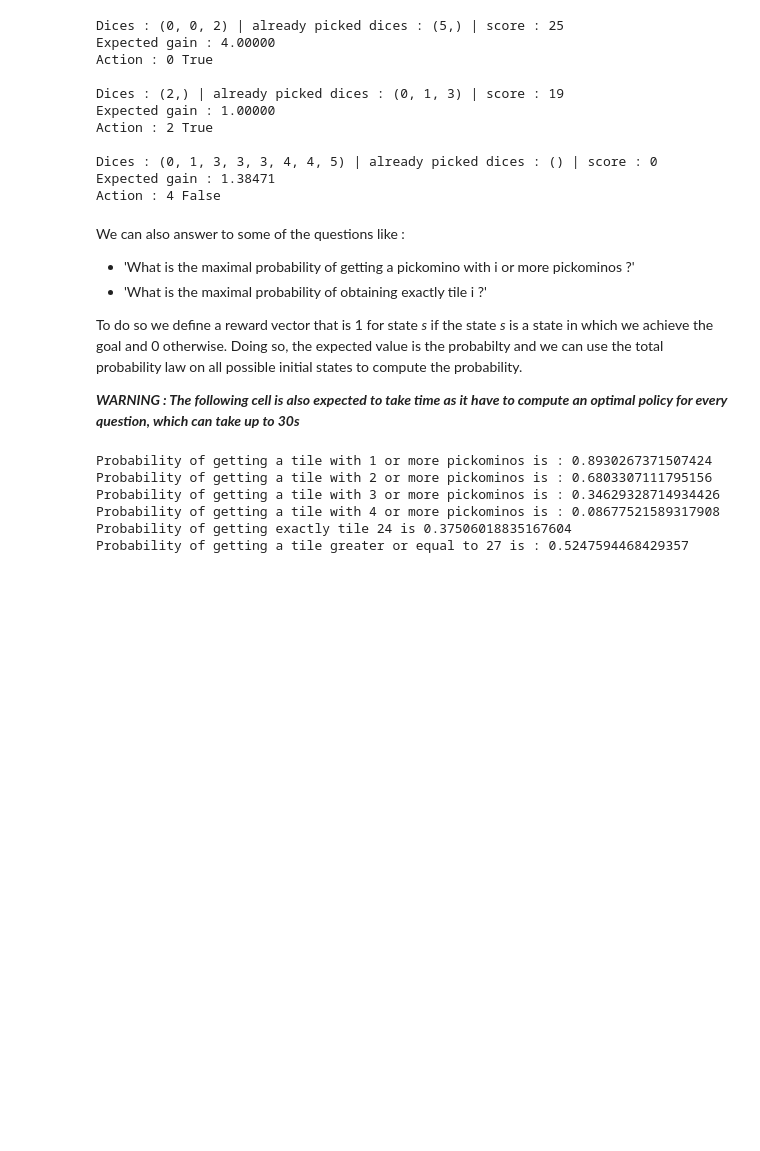
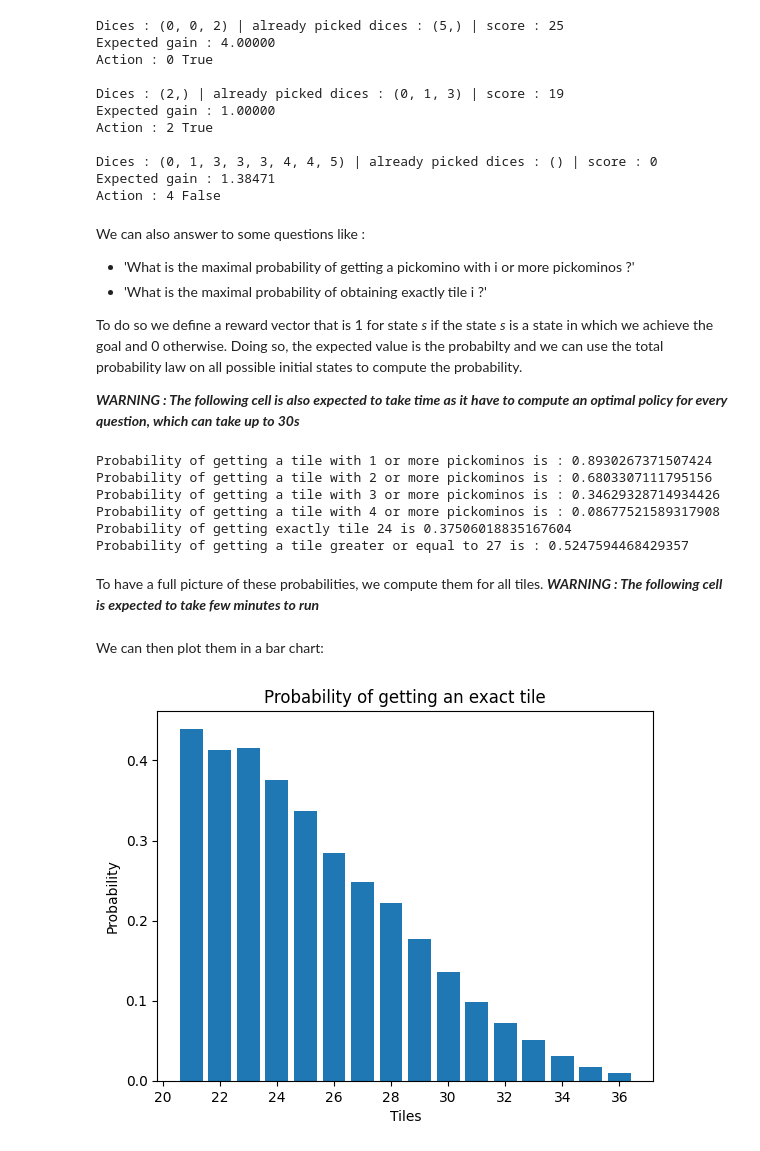
Before and after one commit to HugoPasse/PI-Kimono, a Jupyter notebook: PI-Kimono.ipynb, the cells around one changed output. Saved outputs shown, nothing was run; the diff lists cells and outputs as text; code cells hidden in the pictures; blank space fills up the shorter version.

```diff
--- a/PI-Kimono.ipynb
+++ b/PI-Kimono.ipynb
@@ -131,7 +136,7 @@ Dices : (0, 1, 3, 3, 3, 4, 4, 5) | already picked dices : () | score : 0
 Expected gain : 1.38471
 Action : 4 False
 # %% [markdown]
-We can also answer to some of the questions like :
+We can also answer to some questions like :
 - 'What is the maximal probability of getting a pickomino with i or more pickominos ?'
 - 'What is the maximal probability of obtaining exactly tile i ?'
 
@@ -186,3 +191,29 @@ Probability of getting a tile with 3 or more pickominos is : 0.34629328714934426
 Probability of getting a tile with 4 or more pickominos is : 0.08677521589317908
 Probability of getting exactly tile 24 is 0.37506018835167604
 Probability of getting a tile greater or equal to 27 is : 0.5247594468429357
+# %% [markdown]
+To have a full picture of these probabilities, we compute them for all tiles.
+***WARNING : The following cell is expected to take few minutes to run***
+# %%
+proba_of_tile = []
+for i in range(21, 37):
+    proba_of_tile.append(compute_exact_pickomino_proba(i))
+# %% [markdown]
+We can then plot them in a bar chart:
+# %%
+from src import parameters
+import matplotlib.pyplot as plt
+
+# Create the bar chart
+plt.bar(parameters.TILES, proba_of_tile)
+
+# Create axis labels and title
+plt.xlabel('Tiles')
+plt.ylabel('Probability')
+plt.savefig("assets/proba_bar_chart.png")
+plt.title('Probability of getting an exact tile')
+
+# Show the plot
+plt.show()
+# %% [output]
+[figure, added]
```
Also changed, not shown: parts of 8 cells of this notebook, 13 other files.
